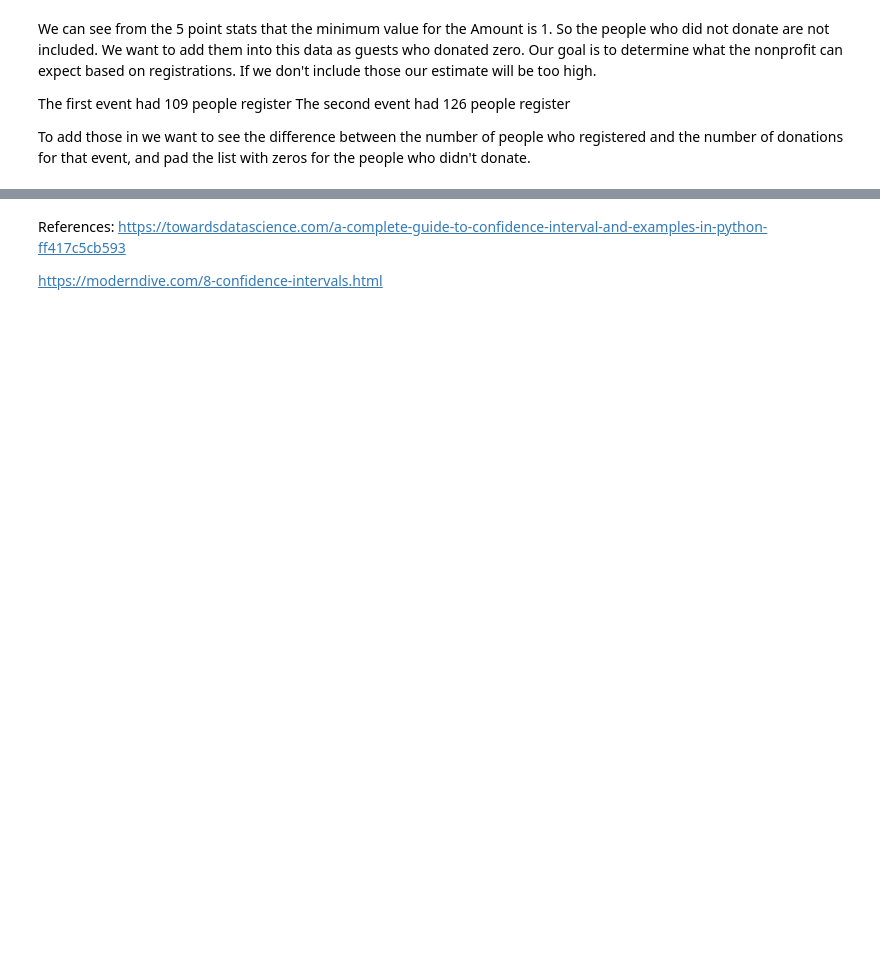
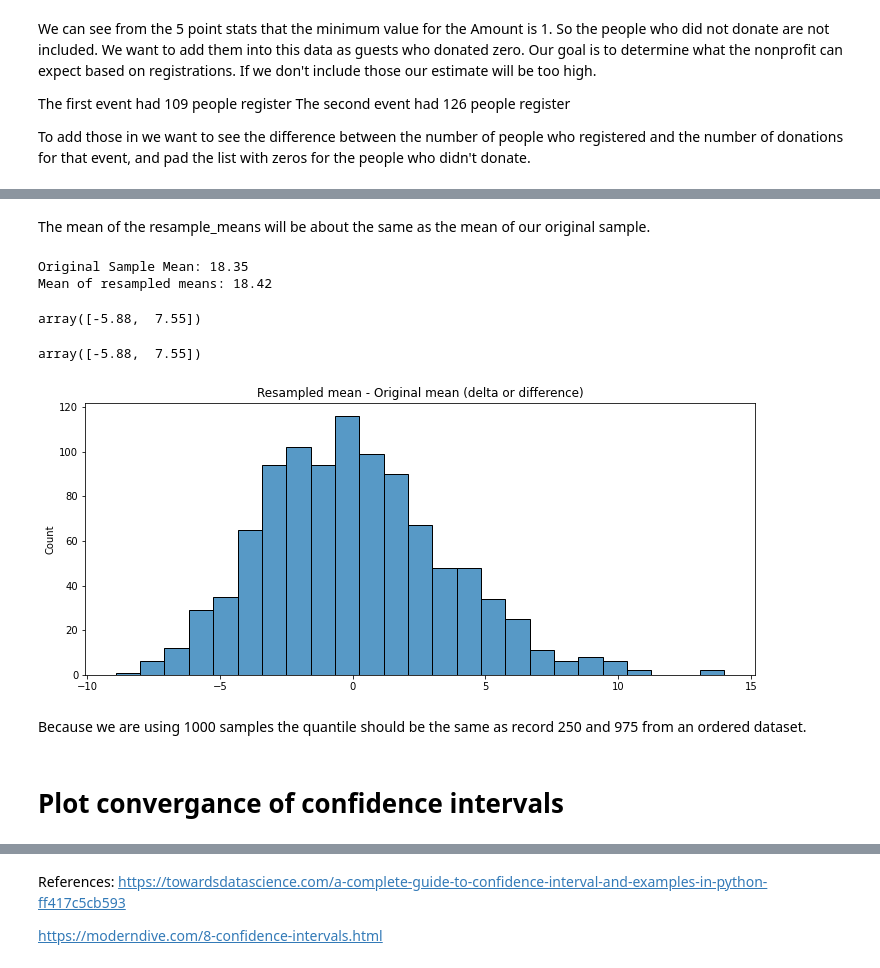
Before and after one commit to benbogart/blog-2-bootstrap, a Jupyter notebook: Projecting Donation Revenue.ipynb, the cells around one changed output, grey strips where cells are left out. Saved outputs shown, nothing was run; the diff lists cells and outputs as text; code cells hidden in the pictures; blank space fills up the shorter version.

```diff
--- a/Projecting Donation Revenue.ipynb
+++ b/Projecting Donation Revenue.ipynb
@@ -221,0 +120,14 @@ x_bar, x_bar + errors[0], x_bar + errors[1]
+# %%
+# create an empy list to hold the errors (differences between our )
+error = []
+resample_means = []
+for i in range(1000):
+    resample_means.append(resample(df_combined.amount).mean())
+# %% [markdown]
+The mean of the resample_means will be about the same as the mean of our original sample.
+# %%
+print(f'Original Sample Mean: {round(sample_mean, 2)}')
+print('Mean of resampled means:', round(np.mean(resample_means), 2))
+# %% [output]
+Original Sample Mean: 18.35
+Mean of resampled means: 18.42
@@ -221,0 +139,27 @@ x_bar, x_bar + errors[0], x_bar + errors[1]
+# %%
+# We can either take the quantile range that corresponds to our desired
+# confidence interval
+np.quantile(deltas, [.025,.975]).round(2)
+# %% [output]
+array([-5.88,  7.55])
+# %%
+# or just order the deltas and take the 25th and 975th element which will be
+# aproximatly the same.
+deltas.sort()
+np.round((deltas[24], deltas[974]),2)
+# %% [output]
+array([-5.88,  7.55])
+# %%
+plt.figure(figsize=(12,5))
+sns.histplot(error)
+
+plt.title('Resampled mean - Original mean (delta or difference)')
+
+formatter = ticker.FormatStrFormatter('$%1.0f')
+ax.xaxis.set_major_formatter(formatter)
+# %% [output]
+[figure, added]
+# %% [markdown]
+Because we are using 1000 samples the quantile should be the same as record 250 and 975 from an ordered dataset.
+# %% [markdown]
+# Plot convergance of confidence intervals
```
Also changed, not shown: parts of 45 cells of this notebook.
